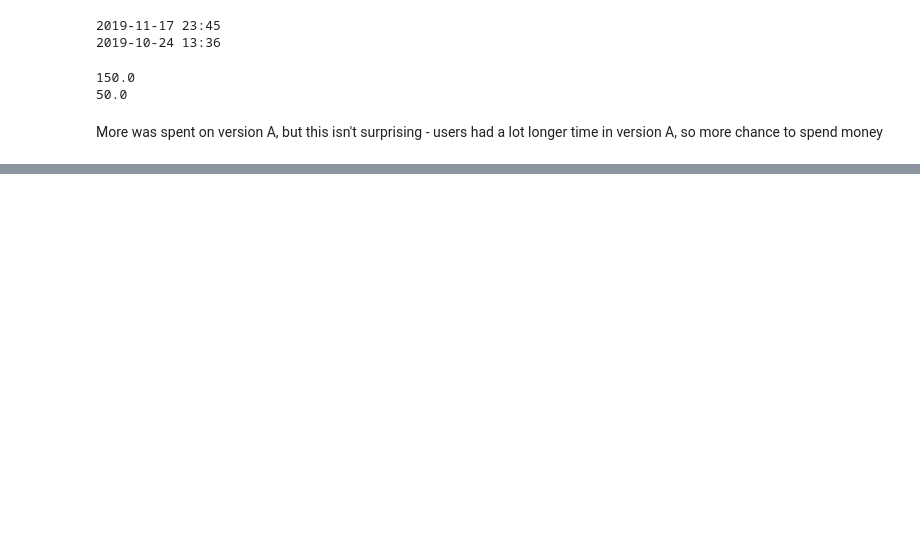
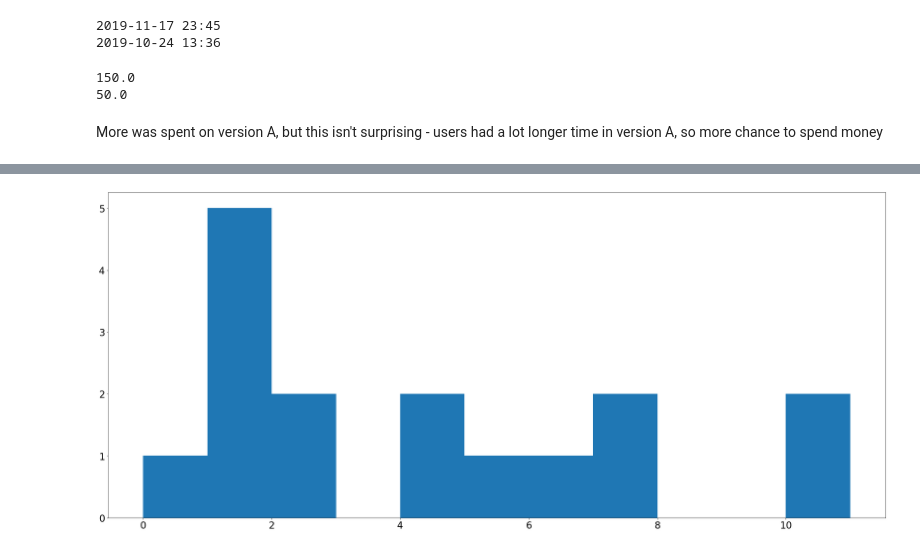
Before and after one commit to tke2101/game-analysis, a Jupyter notebook: Game Analysis.ipynb, the cells around one changed output, grey strips where cells are left out. Cells and saved outputs as stored; diff of their text form; code cells hidden in the pictures; blank space fills up the shorter version.

```diff
--- a/Game Analysis.ipynb
+++ b/Game Analysis.ipynb
@@ -448,0 +653,5 @@ More was spent on version A, but this isn't surprising - users had a lot longer
+# %%
+plt.hist(payments_B['day_number'], bins=11)
+plt.show()
+# %% [output]
+[figure, added]
```
Also changed, not shown: parts of 44 cells of this notebook, 1 other file.
